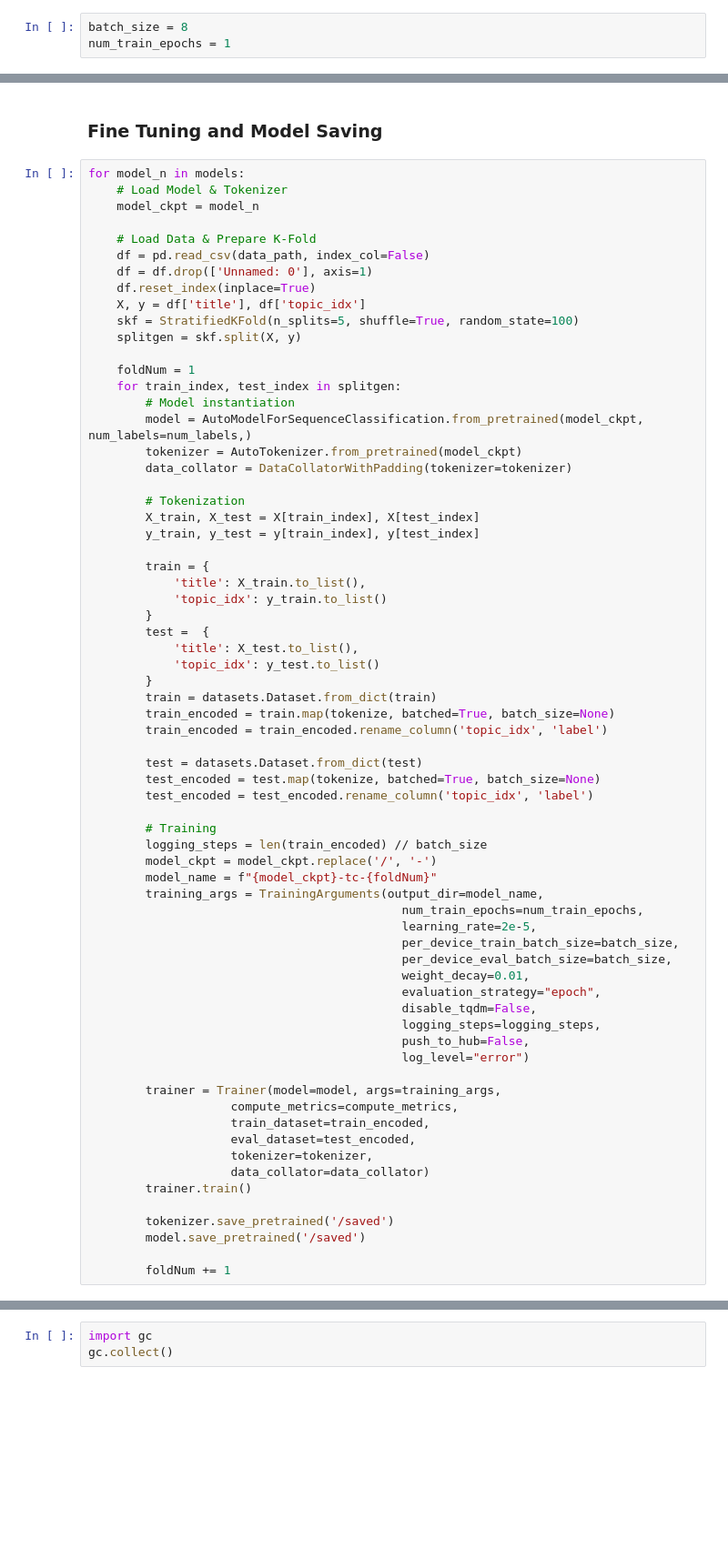
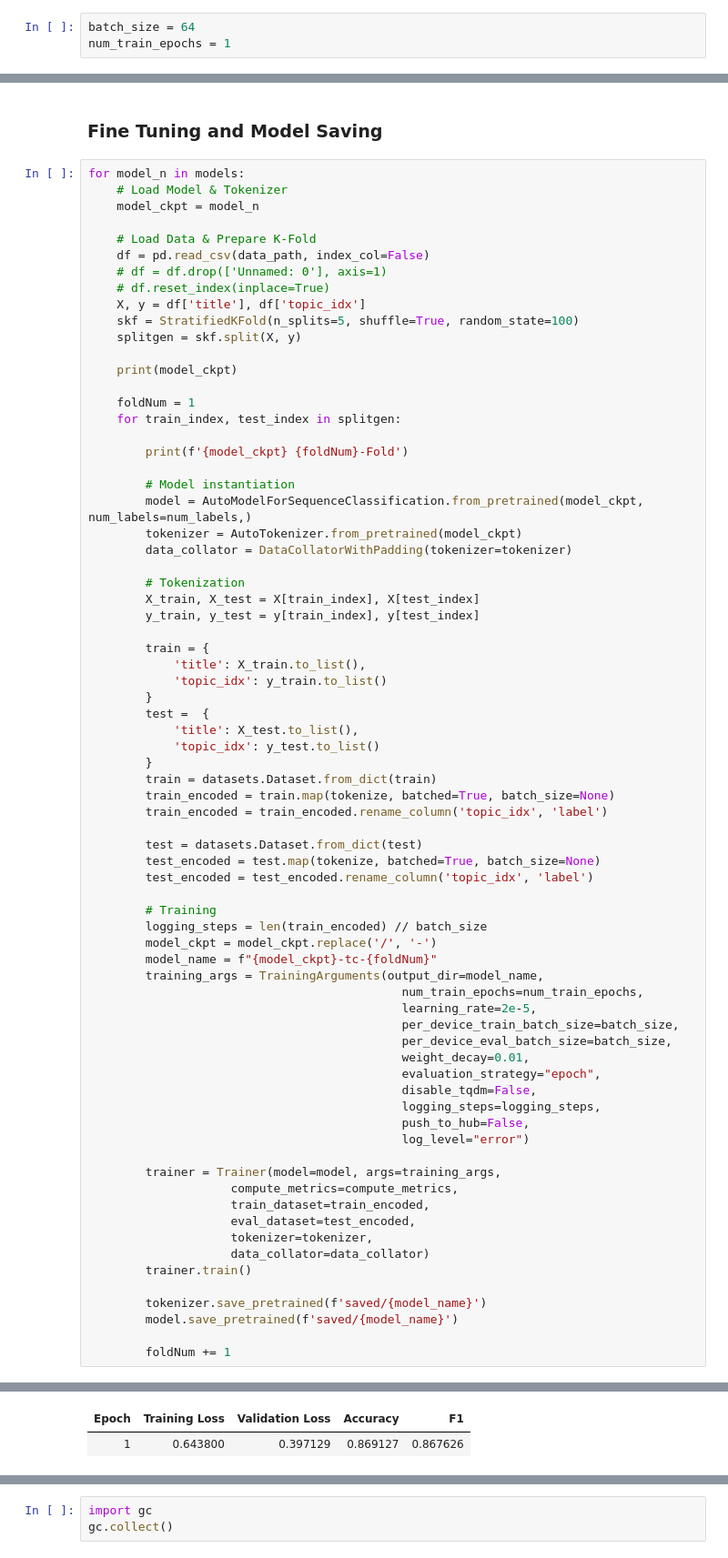
Before and after one commit to dotsnangles/text-classification-with-BERT, a Jupyter notebook: main.ipynb, the cells around one changed output, grey strips where cells are left out. Shown at 91% size. Cells and saved outputs as stored; diff of their text form; blank space fills up the shorter version.

```diff
--- a/main.ipynb
+++ b/main.ipynb
@@ -50,5 +62,5 @@ models = ['xlm-roberta-base', 'klue/roberta-base', 'bert-base-multilingual-uncas
 # %%
 data_path = '/content/train_data.csv'
 # %%
-batch_size = 8
+batch_size = 64
 num_train_epochs = 1
@@ -73,14 +73,19 @@ for model_n in models:
 
     # Load Data & Prepare K-Fold
     df = pd.read_csv(data_path, index_col=False)
-    df = df.drop(['Unnamed: 0'], axis=1)
-    df.reset_index(inplace=True)
+    # df = df.drop(['Unnamed: 0'], axis=1)
+    # df.reset_index(inplace=True)
     X, y = df['title'], df['topic_idx']
     skf = StratifiedKFold(n_splits=5, shuffle=True, random_state=100)
     splitgen = skf.split(X, y)
 
+    print(model_ckpt)
+
     foldNum = 1
     for train_index, test_index in splitgen:
+
+        print(f'{model_ckpt} {foldNum}-Fold')
+
         # Model instantiation
         model = AutoModelForSequenceClassification.from_pretrained(model_ckpt, num_labels=num_labels,)
         tokenizer = AutoTokenizer.from_pretrained(model_ckpt)
@@ -130,8 +135,8 @@ for model_n in models:
                     data_collator=data_collator)
         trainer.train()
 
-        tokenizer.save_pretrained('/saved')
-        model.save_pretrained('/saved')
+        tokenizer.save_pretrained(f'saved/{model_name}')
+        model.save_pretrained(f'saved/{model_name}')
 
         foldNum += 1
 # %% [output]
@@ -138,0 +146,2 @@ NameError: ignored
+| Epoch | Training Loss | Validation Loss | Accuracy | F1 |
+| 1 | 0.643800 | 0.397129 | 0.869127 | 0.867626 |
```
Also changed, not shown: parts of 7 cells of this notebook.
